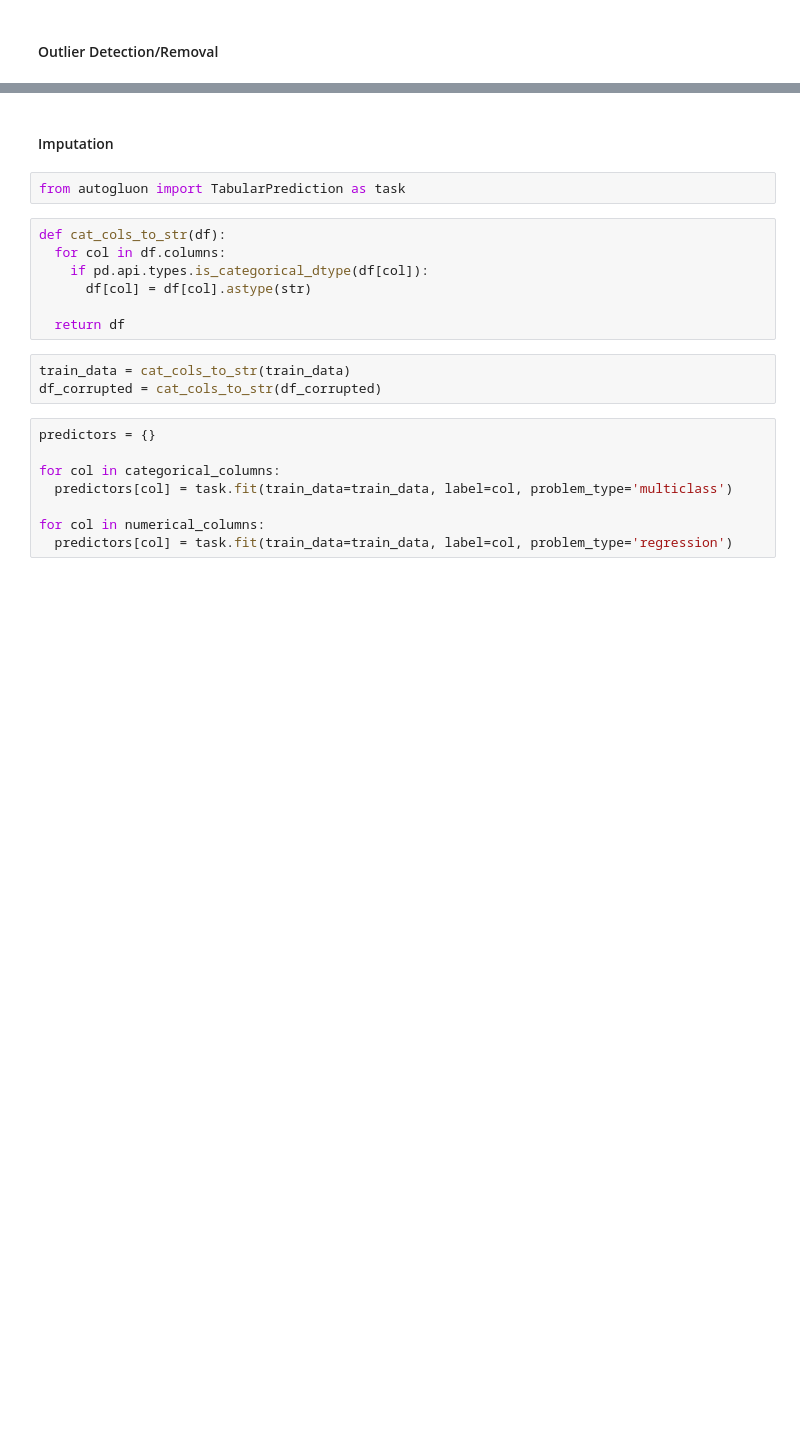
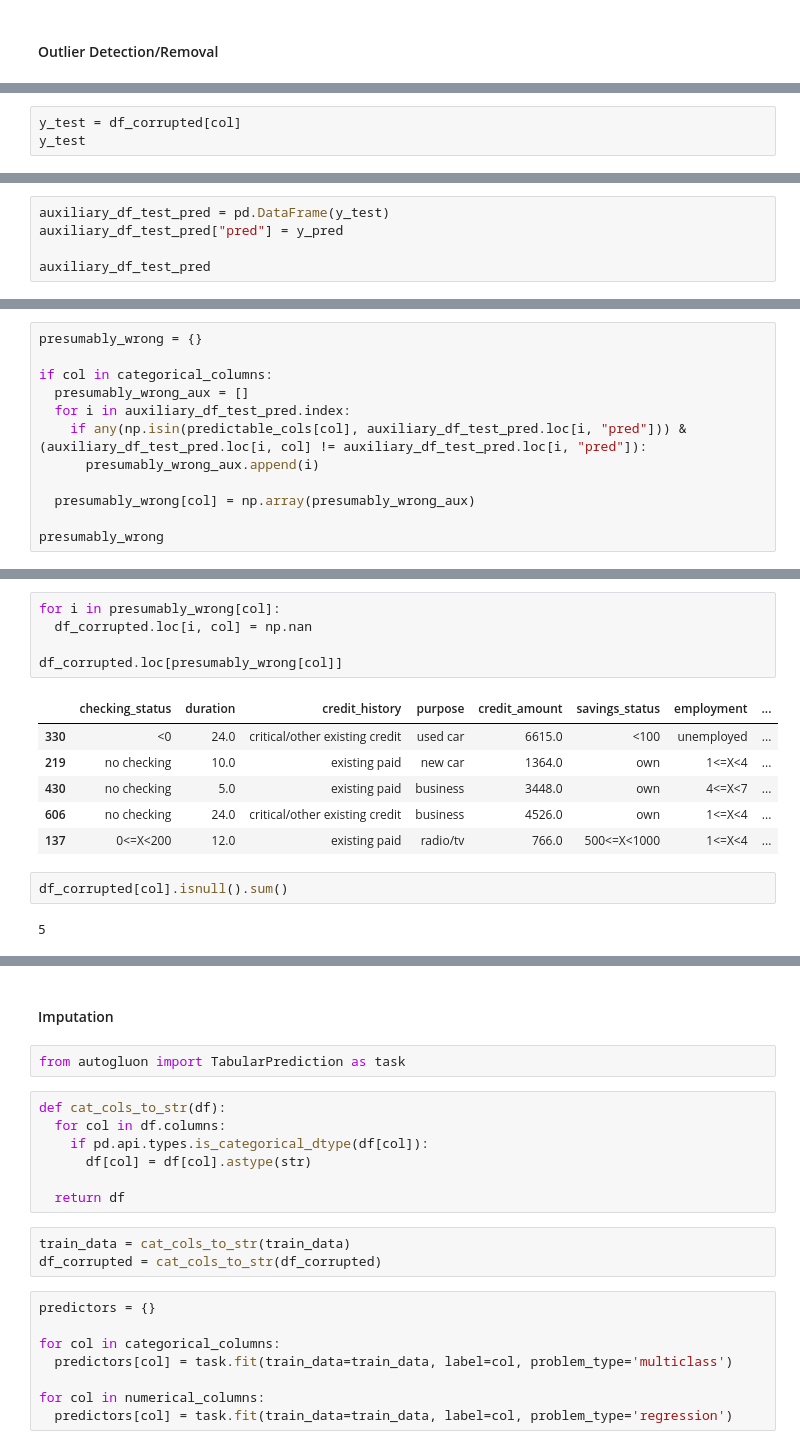
Before and after one commit to SharmaRupali/jenga, a Jupyter notebook: experimental_setup_refined_classes.ipynb, the cells around one changed output, grey strips where cells are left out. Cells and saved outputs as stored; diff of their text form; blank space fills up the shorter version.

```diff
--- a/experimental_setup_refined_classes.ipynb
+++ b/experimental_setup_refined_classes.ipynb
@@ -534,0 +615,3 @@ Found 10 predictable columns: ['credit_history', 'employment', 'personal_status'
+# %%
+y_test = df_corrupted[col]
+y_test
@@ -534,0 +639,5 @@ Found 10 predictable columns: ['credit_history', 'employment', 'personal_status'
+# %%
+auxiliary_df_test_pred = pd.DataFrame(y_test)
+auxiliary_df_test_pred["pred"] = y_pred
+
+auxiliary_df_test_pred
@@ -534,0 +670,12 @@ Found 10 predictable columns: ['credit_history', 'employment', 'personal_status'
+# %%
+presumably_wrong = {}
+
+if col in categorical_columns:
+  presumably_wrong_aux = []
+  for i in auxiliary_df_test_pred.index:
+    if any(np.isin(predictable_cols[col], auxiliary_df_test_pred.loc[i, "pred"])) & (auxiliary_df_test_pred.loc[i, col] != auxiliary_df_test_pred.loc[i, "pred"]):
+      presumably_wrong_aux.append(i)
+
+  presumably_wrong[col] = np.array(presumably_wrong_aux)
+
+presumably_wrong
@@ -534,0 +711,16 @@ Found 10 predictable columns: ['credit_history', 'employment', 'personal_status'
+# %%
+for i in presumably_wrong[col]:
+  df_corrupted.loc[i, col] = np.nan
+
+df_corrupted.loc[presumably_wrong[col]]
+# %% [output]
+|  | checking_status | duration | credit_history | purpose | credit_amount | savings_status | employment | ... |
+| 330 | <0 | 24.0 | critical/other existing credit | used car | 6615.0 | <100 | unemployed | ... |
+| 219 | no checking | 10.0 | existing paid | new car | 1364.0 | own | 1<=X<4 | ... |
+| 430 | no checking | 5.0 | existing paid | business | 3448.0 | own | 4<=X<7 | ... |
+| 606 | no checking | 24.0 | critical/other existing credit | business | 4526.0 | own | 1<=X<4 | ... |
+| 137 | 0<=X<200 | 12.0 | existing paid | radio/tv | 766.0 | 500<=X<1000 | 1<=X<4 | ... |
+# %%
+df_corrupted[col].isnull().sum()
+# %% [output]
+5
```
Also changed, not shown: parts of 31 cells of this notebook.
